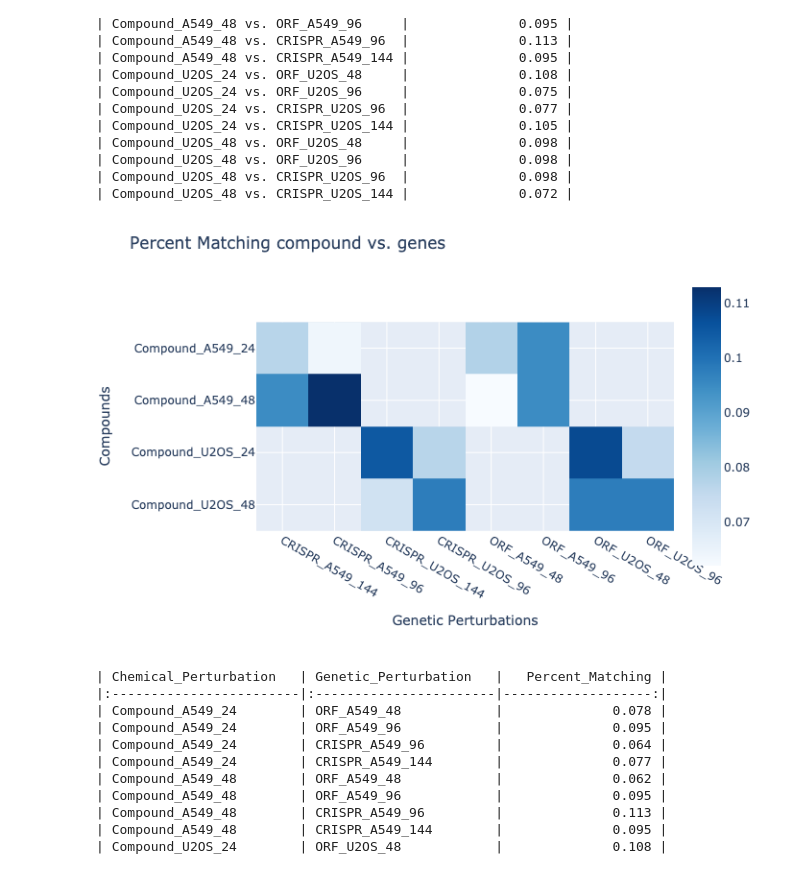
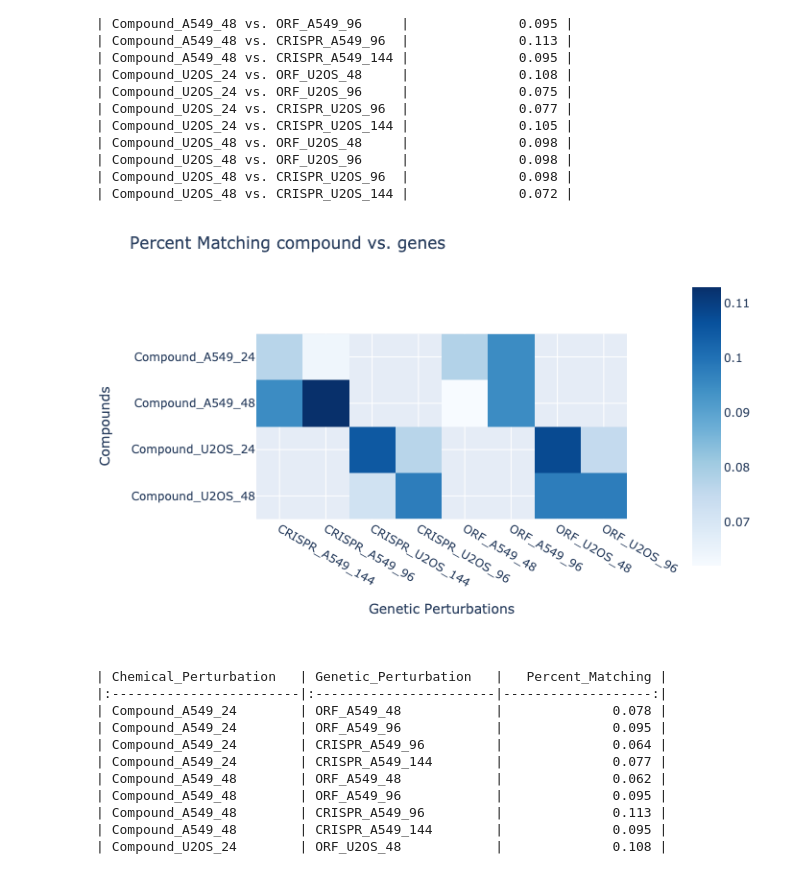
Before and after one commit to jump-cellpainting/2024_Chandrasekaran_NatureMethods, a Jupyter notebook: analysis/1.percent_matching_across_modalities.ipynb, the cells around one changed output. Cells and saved outputs as stored; diff of their text form; code cells hidden in the pictures.

Commit message:
moved color bar

```diff
--- a/analysis/1.percent_matching_across_modalities.ipynb
+++ b/analysis/1.percent_matching_across_modalities.ipynb
@@ -207,15 +207,16 @@ print(corr_df[['Experiment','Percent_Matching']].to_markdown(index=False))
 # %%
 corr_df[['Chemical_Perturbation','Genetic_Perturbation']] = corr_df.Experiment.str.split(' vs. ', expand=True,)
 corr_df['Percent_Matching'] = corr_df['Percent_Matching'].astype(float)
 pivot_table = corr_df.pivot('Chemical_Perturbation','Genetic_Perturbation','Percent_Matching')
 fig = px.imshow(pivot_table, color_continuous_scale='blues')
 fig.update_layout(title='Percent Matching compound vs. genes',
                   xaxis=dict(title='Genetic Perturbations'),
-                  yaxis=dict(title='Compounds'))
+                  yaxis=dict(title='Compounds'),
+                  coloraxis_colorbar_x=+1.15)
 fig.show("png")
 fig.write_image(f'figures/1.percent_matching_heatmap.png', width=640, height=480, scale=2)
 # %% [output]
-[figure, old version]
+[figure, new version]
 # %%
 print(corr_df[['Chemical_Perturbation','Genetic_Perturbation','Percent_Matching']].to_markdown(index=False))
 # %% [output]
```
Also changed, not shown: 2 other files.
